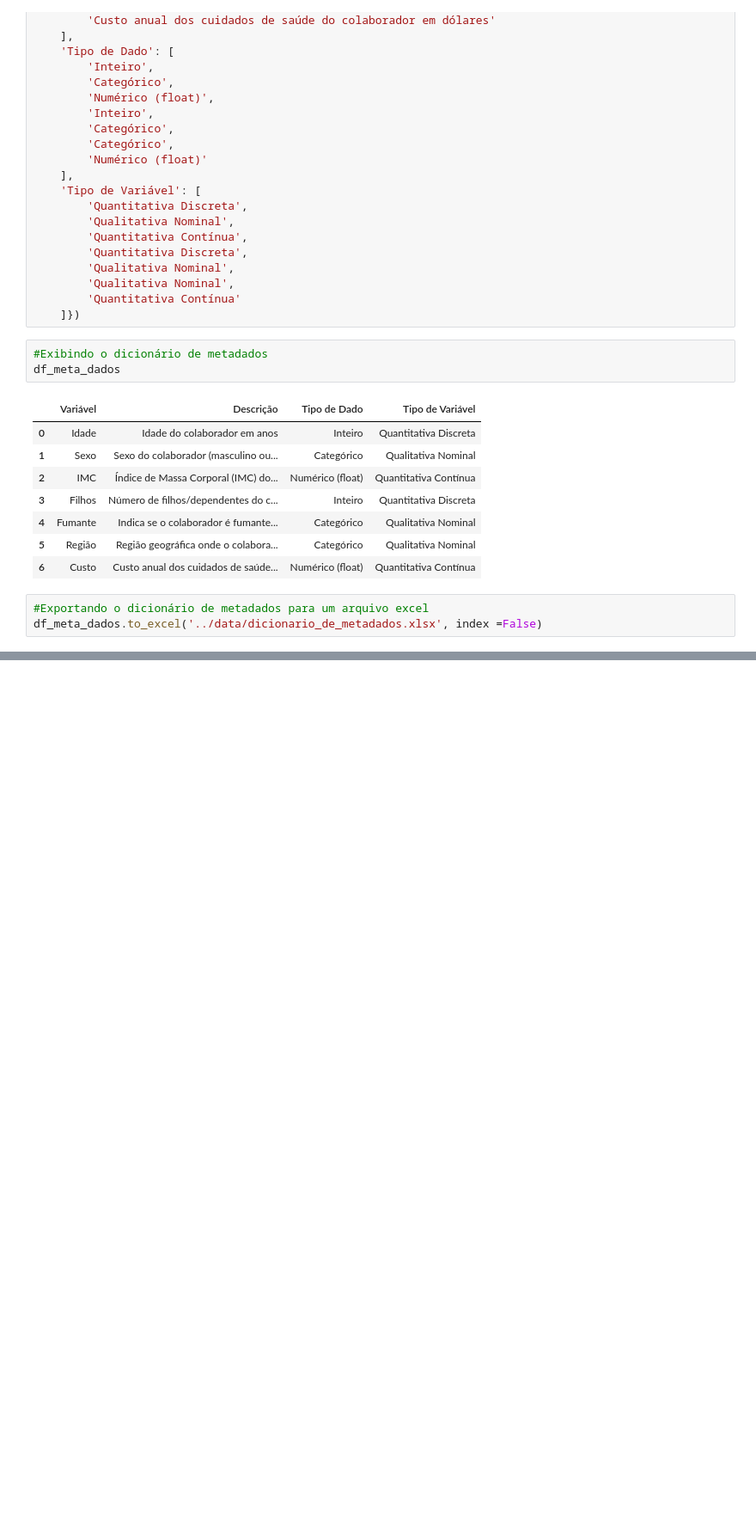
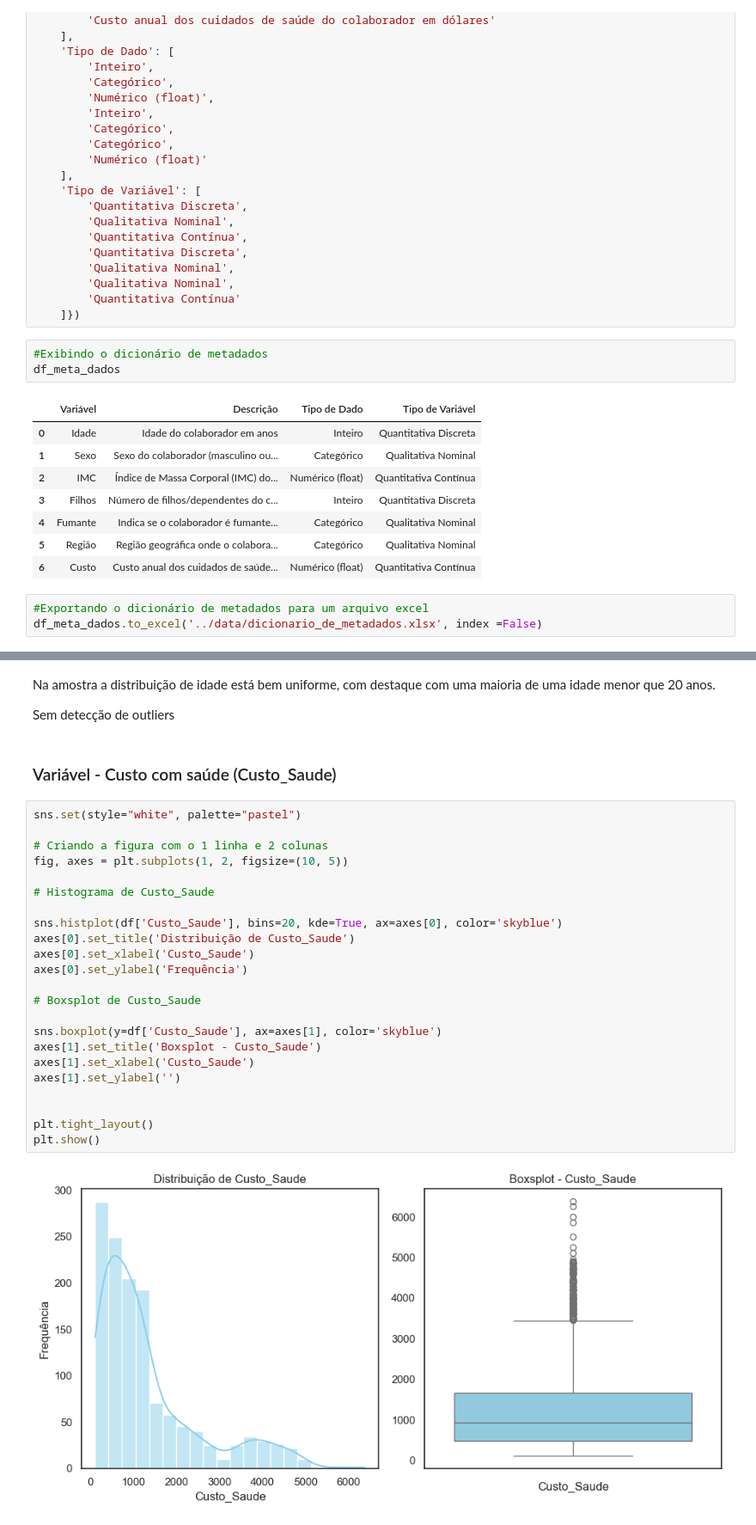
Before and after one commit to pauloivicentin/projeto_healthy_analytics, a Jupyter notebook: notebooks/analises_do_projeto.ipynb, the cells around one changed output, grey strips where cells are left out. Shown at 86% size. Drawn from its saved outputs; the diff is of its cells as text; blank space fills up the shorter version.

```diff
--- a/notebooks/analises_do_projeto.ipynb
+++ b/notebooks/analises_do_projeto.ipynb
@@ -199,0 +290,31 @@ df_meta_dados.to_excel('../data/dicionario_de_metadados.xlsx', index =False)
+# %% [markdown]
+Na amostra a distribuição de idade está bem uniforme, com destaque com uma maioria de uma idade menor que 20 anos.
+
+Sem detecção de outliers
+# %% [markdown]
+### Variável - Custo com saúde (Custo_Saude)
+# %%
+sns.set(style="white", palette="pastel")
+
+# Criando a figura com o 1 linha e 2 colunas
+fig, axes = plt.subplots(1, 2, figsize=(10, 5))
+
+# Histograma de Custo_Saude
+
+sns.histplot(df['Custo_Saude'], bins=20, kde=True, ax=axes[0], color='skyblue')
+axes[0].set_title('Distribuição de Custo_Saude')
+axes[0].set_xlabel('Custo_Saude')
+axes[0].set_ylabel('Frequência')
+
+# Boxsplot de Custo_Saude
+
+sns.boxplot(y=df['Custo_Saude'], ax=axes[1], color='skyblue')
+axes[1].set_title('Boxsplot - Custo_Saude')
+axes[1].set_xlabel('Custo_Saude')
+axes[1].set_ylabel('')
+
+
+plt.tight_layout()
+plt.show()
+# %% [output]
+[figure, added]
```
Also changed, not shown: parts of 27 cells of this notebook, 1 other file.
